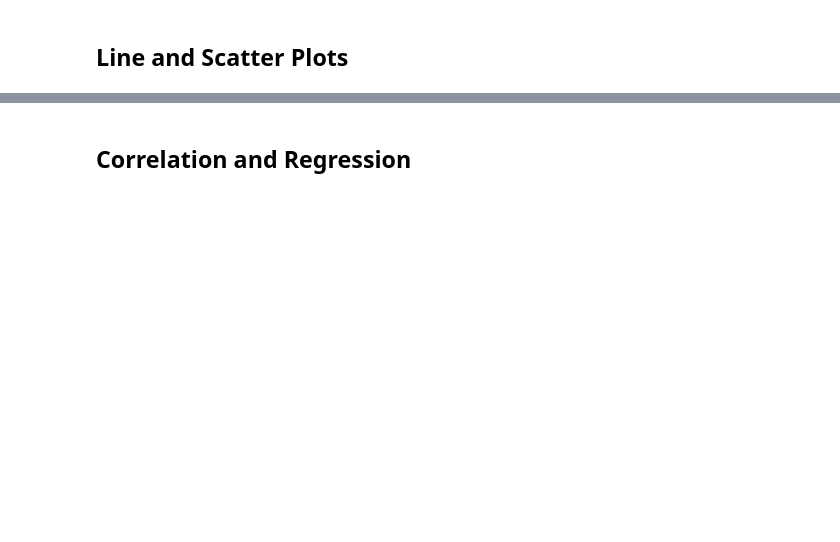
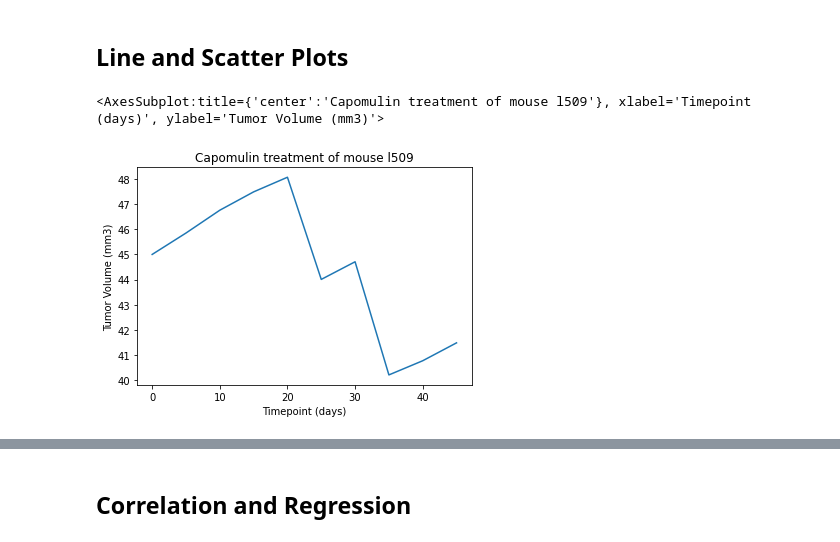
Before and after one commit to Jagjeet/matplotlib-challenge, a Jupyter notebook: pymaceuticals_analysis.ipynb, the cells around one changed output, grey strips where cells are left out. Saved outputs shown, nothing was run; the diff lists cells and outputs as text; code cells hidden in the pictures; blank space fills up the shorter version.

Commit message:
Add line and scatter charts

```diff
--- a/pymaceuticals_analysis.ipynb
+++ b/pymaceuticals_analysis.ipynb
@@ -230,3 +246,15 @@ Text(0, 0.5, 'Sex')
 ## Line and Scatter Plots
 # %%
 # Generate a line plot of tumor volume vs. time point for a mouse treated with Capomulin
+mouse_df = clean_df.loc[clean_df['Mouse ID'] == 'l509']
+# mouse_df = mouse_df[['Timepoint', 'Tumor Volume (mm3)']]
+mouse_df.plot('Timepoint',
+              'Tumor Volume (mm3)',
+              kind='line',
+              legend= False,
+             xlabel='Timepoint (days)',
+             ylabel='Tumor Volume (mm3)',
+             title='Capomulin treatment of mouse l509')
+# %% [output]
+<AxesSubplot:title={'center':'Capomulin treatment of mouse l509'}, xlabel='Timepoint (days)', ylabel='Tumor Volume (mm3)'>
+[figure, added]
```
Also changed, not shown: parts of 3 cells of this notebook.
